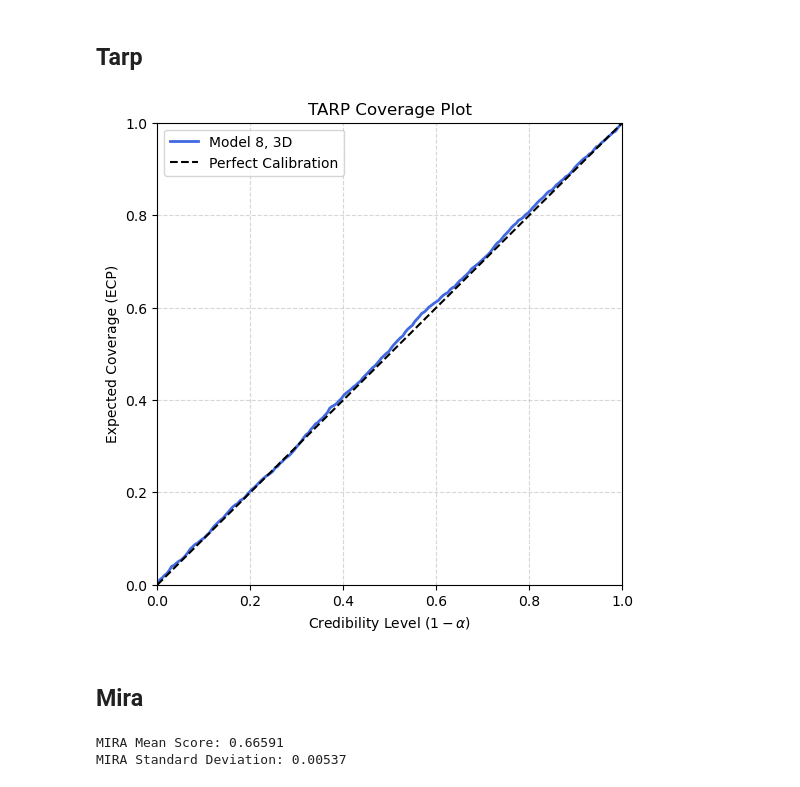
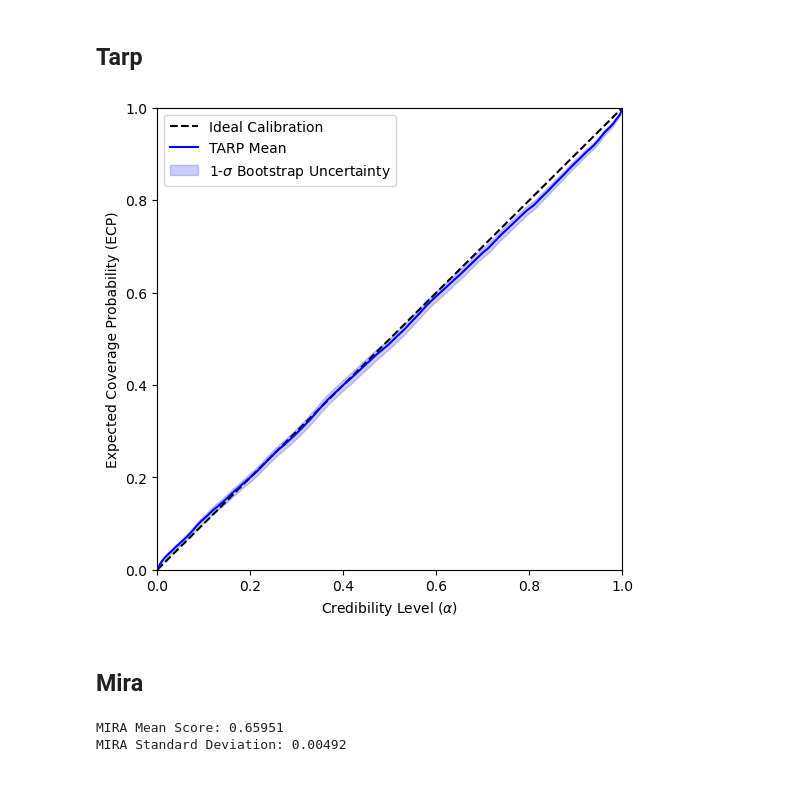
Before and after one commit to Anodymous1/suds, a Jupyter notebook: 8d_theta/rank.ipynb, the cells around one changed output. Cells and saved outputs as stored; diff of their text form; code cells hidden in the pictures.

```diff
--- a/8d_theta/rank.ipynb
+++ b/8d_theta/rank.ipynb
@@ -82,24 +120,38 @@ ecp, alpha = get_tarp_coverage(
     samples=samples_transposed,
     theta=truth,
     references="random",
-    metric="euclidean"
+    metric="euclidean",
+    bootstrap=True
 )
-
-
-plt.figure(figsize=(6, 6))
-plt.plot(alpha, ecp, label="Model 8, 3D", color="royalblue", lw=2)
-plt.plot([0, 1], [0, 1], label="Perfect Calibration", color="black", linestyle="--")
-
-plt.xlim(0, 1)
-plt.ylim(0, 1)
-plt.xlabel("Credibility Level ($1 - \\alpha$)")
-plt.ylabel("Expected Coverage (ECP)")
-plt.title("TARP Coverage Plot")
-plt.legend()
-plt.grid(True, linestyle="--", alpha=0.5)
-plt.show()
-# %% [output]
-[figure, removed]
+# %%
+# 1. Calculate the mean and uncertainty bands across the bootstrap dimension (axis 0)
+ecp_mean = np.mean(ecp, axis=0)
+ecp_std = np.std(ecp, axis=0)
+
+# Calculate 1-sigma bounds (16th and 84th percentiles are also commonly used)
+lower_bound = ecp_mean - ecp_std
+upper_bound = ecp_mean + ecp_std
+
+# 2. Plotting
+plt.figure(figsize=(6, 6))
+
+# Plot the ideal calibration line (diagonal)
+plt.plot([0, 1], [0, 1], 'k--', label="Ideal Calibration")
+
+# Plot the mean TARP expected coverage curve
+plt.plot(alpha, ecp_mean, color='blue', label="TARP Mean")
+
+# Plot the 1-sigma uncertainty band
+plt.fill_between(alpha, lower_bound, upper_bound, color='blue', alpha=0.2, label=r"1-$\sigma$ Bootstrap Uncertainty")
+
+plt.xlabel(r"Credibility Level ($\alpha$)")
+plt.ylabel("Expected Coverage Probability (ECP)")
+plt.xlim(0, 1)
+plt.ylim(0, 1)
+plt.legend()
+plt.show()
+# %% [output]
+[figure, added]
 # %% [markdown]
 ## Mira
 # %%
@@ -200,8 +252,8 @@ def mira(truth: torch.Tensor,
 # ==========================================
 
 # 1. Prepare your tensors (replacing these placeholders with your loaded variables)
-my_truth = torch.randn(1979, 8)       # Shape (1979, 8)
-my_samples = torch.randn(1979, 3200, 8)  # Shape (1979, 3200, 8)
+my_truth = torch.tensor(truth)       # Shape (1979, 8)
+my_samples = torch.tensor(samples)  # Shape (1979, 3200, 8)
 
 # 2. Unsqueeze samples to add the model (M) dimension: (1, 1979, 3200, 8)
 my_posterior = my_samples.unsqueeze(0)
@@ -219,5 +271,5 @@ mean_score, std_score = mira(
 print(f"MIRA Mean Score: {mean_score.item():.5f}")
 print(f"MIRA Standard Deviation: {std_score.item():.5f}")
 # %% [output]
-MIRA Mean Score: 0.66591
-MIRA Standard Deviation: 0.00537
+MIRA Mean Score: 0.65951
+MIRA Standard Deviation: 0.00492
```
Also changed, not shown: parts of 4 cells of this notebook, 10 other files.
